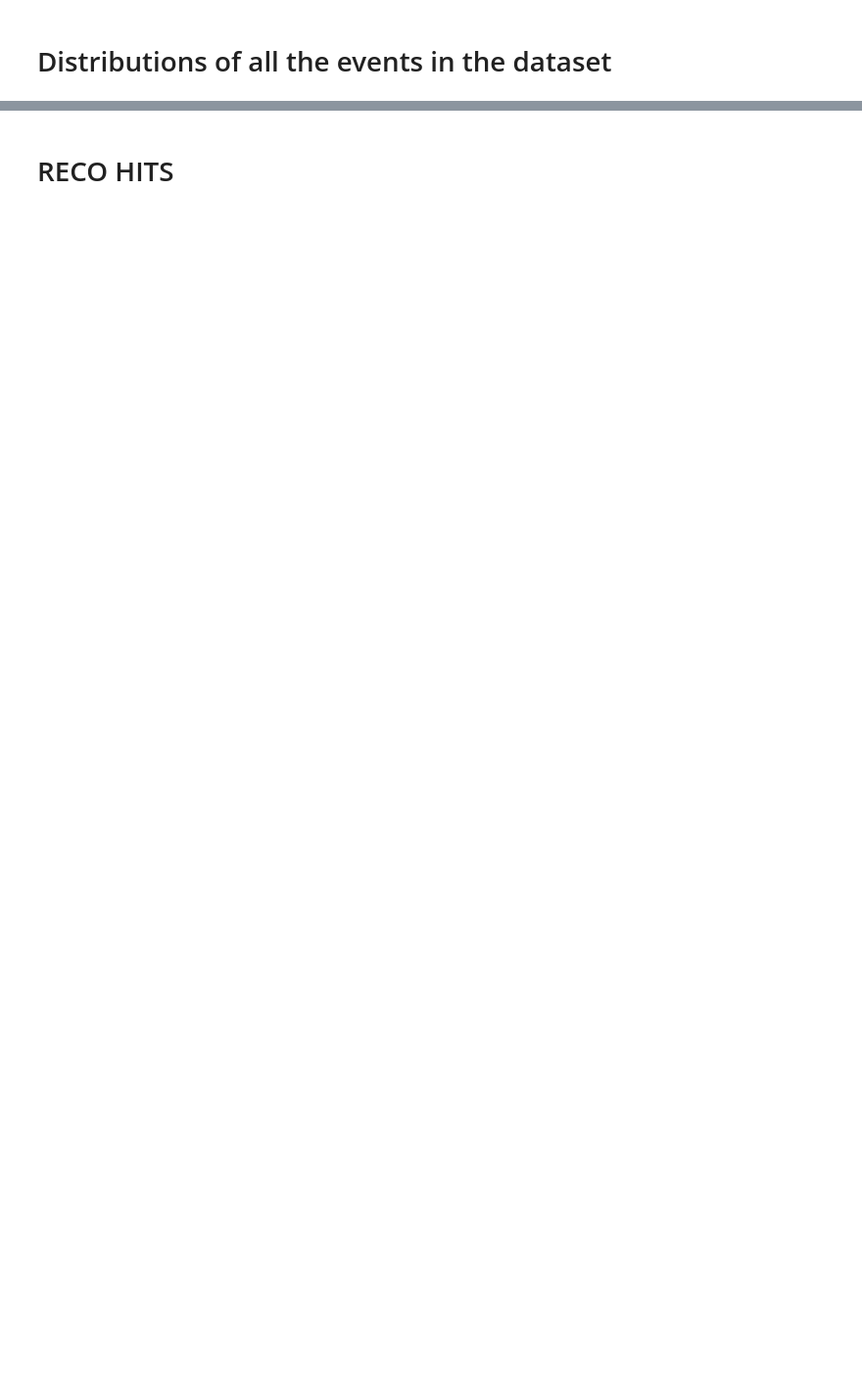
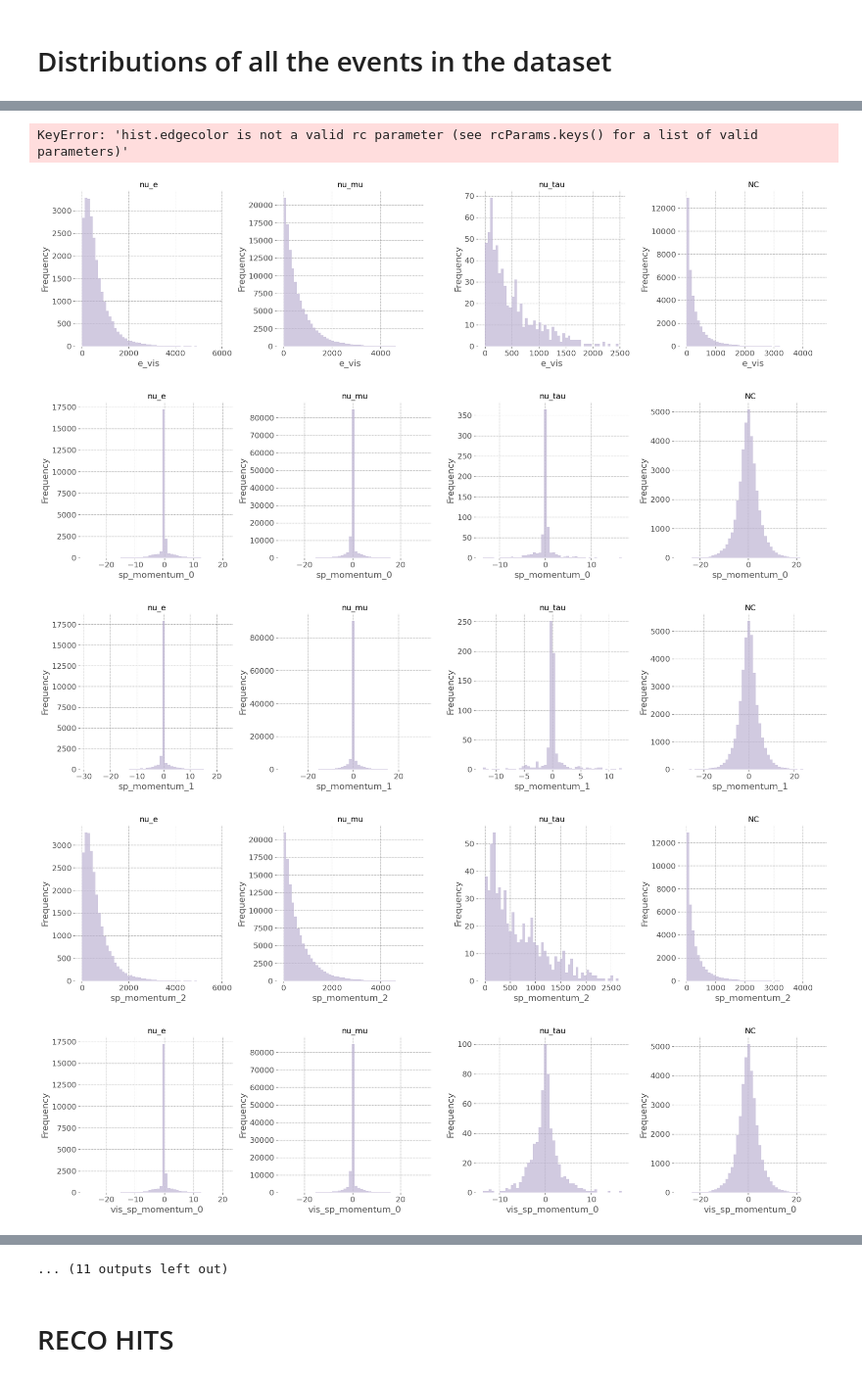
Before and after one commit to Fabiocufino/ETH_faser, a Jupyter notebook: Pre_analysis/distribution.ipynb, the cells around one changed output, grey strips where cells are left out. Shown at 98% size. Cells and saved outputs as stored; diff of their text form; code cells hidden in the pictures; blank space fills up the shorter version.

Commit message:
V1: Distributon plot

```diff
--- a/Pre_analysis/distribution.ipynb
+++ b/Pre_analysis/distribution.ipynb
@@ -193,0 +125,2 @@ plt.show()
+# %%
+feat_plot = ["e_vis", "sp_momentum", "vis_sp_momentum", "jet_momentum", "pt_miss", "in_neutrino_momentum", "in_neutrino_energy", "out_lepton_momentum", "out_lepton_energy", "rear_cal_energy", "rear_hcal_energy", "rear_mucal_energy", "faser_cal_energy"]
@@ -193,0 +136,4 @@ plt.show()
+# %%
+configure_matplotlib()
+# %% [output]
+KeyError: 'hist.edgecolor is not a valid rc parameter (see rcParams.keys() for a list of valid parameters)'
@@ -193,0 +212,10 @@ plt.show()
+# %%
+# Example usage to plot 'e_vis'
+for feat in feat_plot:
+    plot_histograms(data_nu_e, data_nu_mu, data_nu_tau, data_nc, feat, bins=50, figsize=(20, 5))
+# %% [output]
+[figure, added]
+[figure, added]
+[figure, added]
+[figure, added]
+[figure, added]
@@ -194,3 +229,4 @@ plt.show()
+... (11 outputs left out)
 # %% [markdown]
 # RECO HITS
 # %%
```
Also changed, not shown: parts of 26 cells of this notebook, 16 other files.
